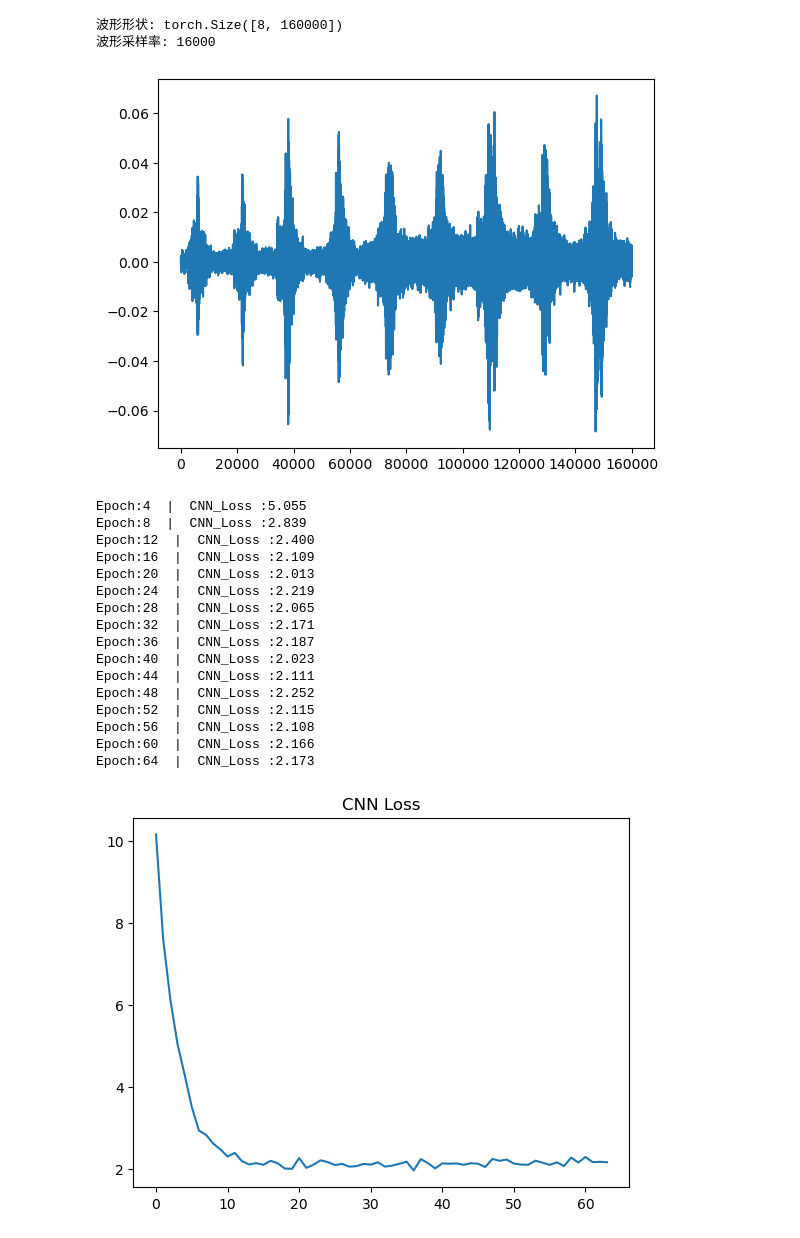
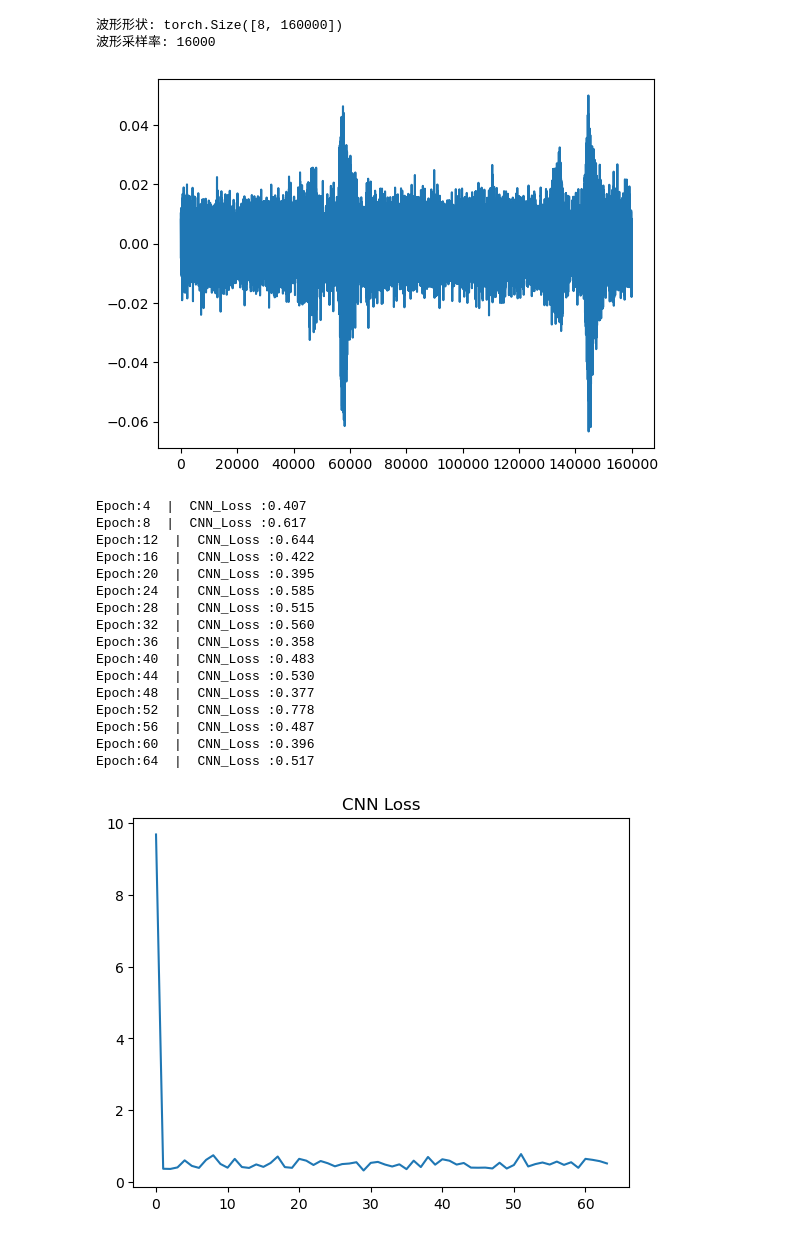
Before and after one commit to L1ndenbaum/GraphConvNetwork, a Jupyter notebook: GraphConv.ipynb, the cells around one changed output. Cells and saved outputs as stored; diff of their text form; code cells hidden in the pictures.

```diff
--- a/GraphConv.ipynb
+++ b/GraphConv.ipynb
@@ -27,8 +27,9 @@ else:
     pin_memory = False
     torch.manual_seed(args.seed)
 
-mimii_dataset = datasets.MIMII(root_dir='./data/mimii/6dB_SNR', N=32, K=3, query_size=3)
-train_size = int(0.02 * len(mimii_dataset))
+mimii_dataset = datasets.MIMII(root_dir='./data/mimii/0dB_SNR', N=3, K=3, query_size=3)
+print(f"Length of Dataset: {len(mimii_dataset)}")
+train_size = int(0.2 * len(mimii_dataset))
 test_size = len(mimii_dataset) - train_size
 train_set, test_set = random_split(mimii_dataset, [train_size, test_size])
 train_loader = DataLoader(train_set, batch_size=1, shuffle=True)
@@ -50,18 +52,13 @@ for support_set, _ in train_loader:
 # %% [output]
 波形形状: torch.Size([8, 160000])
 波形采样率: 16000
-[figure, old version]
+[figure, new version]
 # %%
 def cnn_train(cnn, train_loader, num_epochs, lr, device):
 
     def init_weights(module):
         if isinstance(module, nn.Linear) or isinstance(module, nn.Conv1d):
             nn.init.xavier_uniform_(module.weight)
-        elif isinstance(module, torch_geometric.nn.GCNConv):
-            nn.init.xavier_uniform_(module.lin.weight)
-
-    def get_num_correct_query_pred(pred_y, y, support_size):
-        return torch.sum(pred_y[support_size:].argmax(dim=1) == y[support_size:])
 
     optimizer = optim.Adam(cnn.parameters(), lr=lr, weight_decay=0.0001)
     scheduler = optim.lr_scheduler.StepLR(optimizer, step_size=20, gamma=0.1)
@@ -71,57 +68,58 @@ def cnn_train(cnn, train_loader, num_epochs, lr, device):
     cnn.apply(init_weights)
     losses = []
 
+    i = 0
     for epoch in range(1, num_epochs+1):
         metric = utils.Accumulator(2) # 一个epoch经过样本数 cnn一个epoch所有样本损失总量
         for support_set, query_set in train_loader:
-            support_size, query_size = len(support_set), len(query_set)
             waveforms, labels = [], []
             for waveform, label in support_set:
                 waveforms.append(waveform.squeeze(0)),
                 labels.append(label)
             for waveform, label in query_set:
                 waveforms.append(waveform.squeeze(0)),
                 labels.append(label)
             waveforms = torch.stack(waveforms).to(device)
             labels = torch.tensor(labels, device=device)
 
             optimizer.zero_grad()
             y_hat = cnn(waveforms)
             loss = loss_function(y_hat, labels)
             loss.backward()
             optimizer.step()
             scheduler.step()
             metric.add(waveforms.shape[0], loss.item())
+            del waveforms, labels
+            torch.cuda.empty_cache()
         losses.append(metric[1])
 
         if epoch % 4 == 0 :
             print(f"Epoch:{epoch}  |  CNN_Loss :{metric[1]:.3f}")
     plt.plot(list(range(num_epochs)), losses, label='Loss')
     plt.title('CNN Loss')
 
 import nets
 cnn = nets.AudioCNN(embed_size=64, num_channels_input=8,
-                    num_channels_hidden=32, num_classes_output=32)
-gcn = nets.GCN(num_features_inputs=64, num_classes_output=32)
-cnn_train(cnn, train_loader, num_epochs=64, lr=0.01, device=args.device)
+                    num_channels_hidden=64, num_classes_output=32)
+cnn_train(cnn, train_loader, num_epochs=64, lr=0.005, device=args.device)
 # %% [output]
-Epoch:4  |  CNN_Loss :5.055
-Epoch:8  |  CNN_Loss :2.839
-Epoch:12  |  CNN_Loss :2.400
-Epoch:16  |  CNN_Loss :2.109
-Epoch:20  |  CNN_Loss :2.013
-Epoch:24  |  CNN_Loss :2.219
-Epoch:28  |  CNN_Loss :2.065
-Epoch:32  |  CNN_Loss :2.171
-Epoch:36  |  CNN_Loss :2.187
-Epoch:40  |  CNN_Loss :2.023
-Epoch:44  |  CNN_Loss :2.111
-Epoch:48  |  CNN_Loss :2.252
-Epoch:52  |  CNN_Loss :2.115
-Epoch:56  |  CNN_Loss :2.108
-Epoch:60  |  CNN_Loss :2.166
-Epoch:64  |  CNN_Loss :2.173
+Epoch:4  |  CNN_Loss :0.407
+Epoch:8  |  CNN_Loss :0.617
+Epoch:12  |  CNN_Loss :0.644
+Epoch:16  |  CNN_Loss :0.422
+Epoch:20  |  CNN_Loss :0.395
+Epoch:24  |  CNN_Loss :0.585
+Epoch:28  |  CNN_Loss :0.515
+Epoch:32  |  CNN_Loss :0.560
+Epoch:36  |  CNN_Loss :0.358
+Epoch:40  |  CNN_Loss :0.483
+Epoch:44  |  CNN_Loss :0.530
+Epoch:48  |  CNN_Loss :0.377
+Epoch:52  |  CNN_Loss :0.778
+Epoch:56  |  CNN_Loss :0.487
+Epoch:60  |  CNN_Loss :0.396
+Epoch:64  |  CNN_Loss :0.517
-[figure, old version]
+[figure, new version]
 # %%
 graphs = utils.to_graph_dataset(cnn, train_loader, device=args.device)
 graph_dataset = datasets.GraphDataset(graphs=graphs)
```
Also changed, not shown: parts of 6 cells of this notebook, 8 other files.
